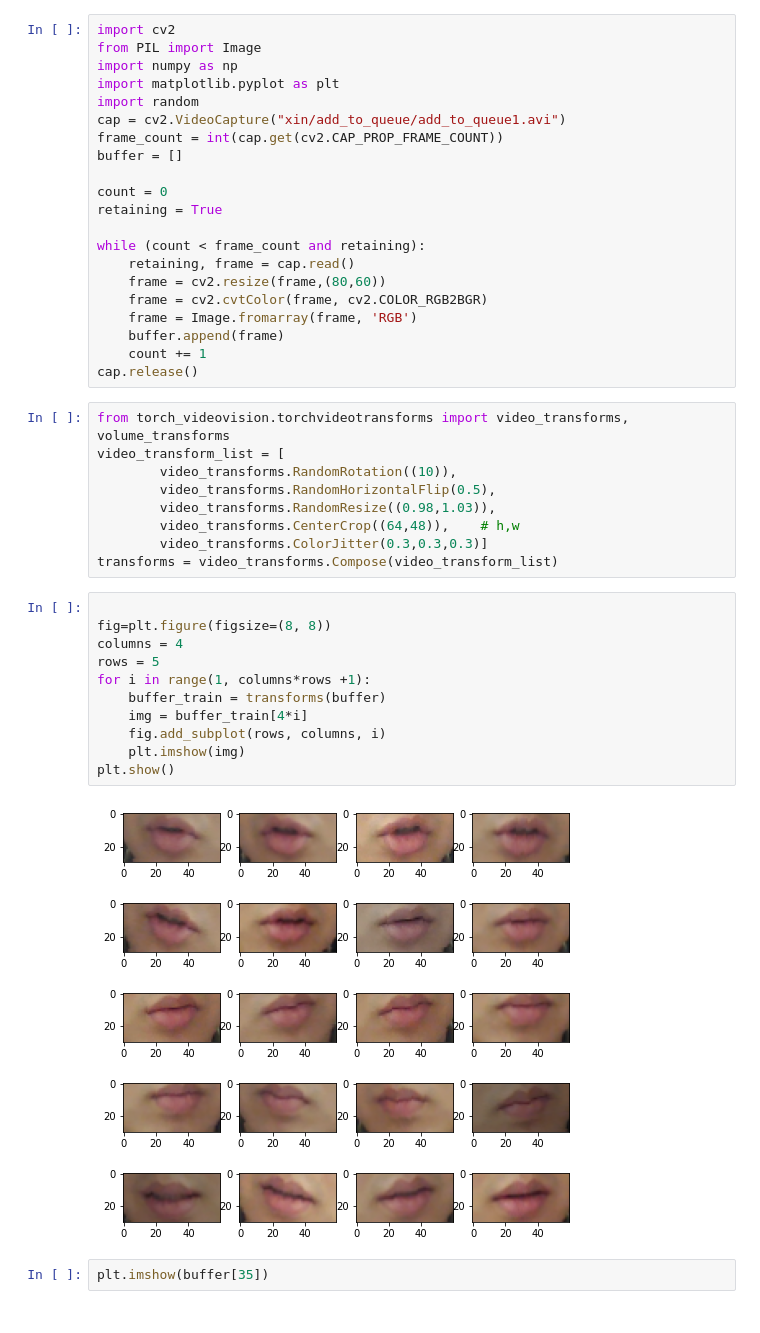
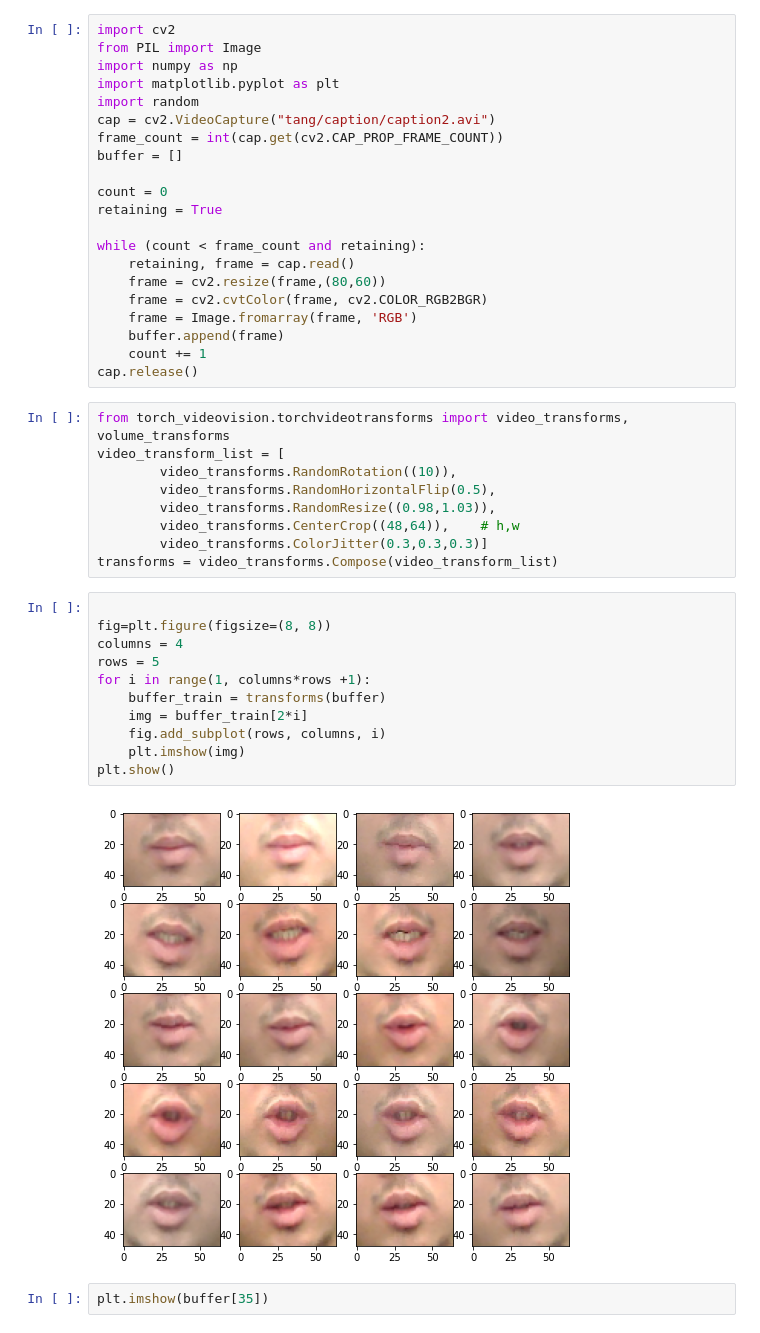
Before and after one commit to amadeusuzx/lipmodel_R2Plus1D, a Jupyter notebook: Untitled.ipynb, the cells around one changed output. Saved outputs shown, nothing was run; the diff lists cells and outputs as text.

```diff
--- a/Untitled.ipynb
+++ b/Untitled.ipynb
@@ -4,7 +4,7 @@ from PIL import Image
 import numpy as np
 import matplotlib.pyplot as plt
 import random
-cap = cv2.VideoCapture("xin/add_to_queue/add_to_queue1.avi")
+cap = cv2.VideoCapture("tang/caption/caption2.avi")
 frame_count = int(cap.get(cv2.CAP_PROP_FRAME_COUNT))
 buffer = []
 
@@ -25,22 +25,22 @@ video_transform_list = [
         video_transforms.RandomRotation((10)),
         video_transforms.RandomHorizontalFlip(0.5),
         video_transforms.RandomResize((0.98,1.03)),
-        video_transforms.CenterCrop((64,48)),    # h,w
+        video_transforms.CenterCrop((48,64)),    # h,w
         video_transforms.ColorJitter(0.3,0.3,0.3)]
 transforms = video_transforms.Compose(video_transform_list)
 # %%
 
 fig=plt.figure(figsize=(8, 8))
 columns = 4
 rows = 5
 for i in range(1, columns*rows +1):
     buffer_train = transforms(buffer)
-    img = buffer_train[4*i]
+    img = buffer_train[2*i]
     fig.add_subplot(rows, columns, i)
     plt.imshow(img)
 plt.show()
 # %% [output]
-[figure, old version]
+[figure, new version]
 # %%
 plt.imshow(buffer[35])
 # %%
```
Also changed, not shown: 5 other files.
